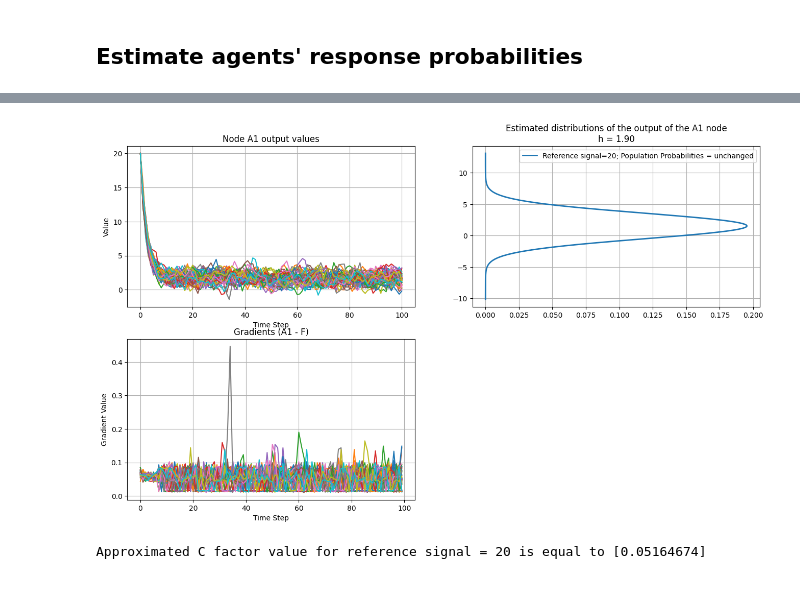
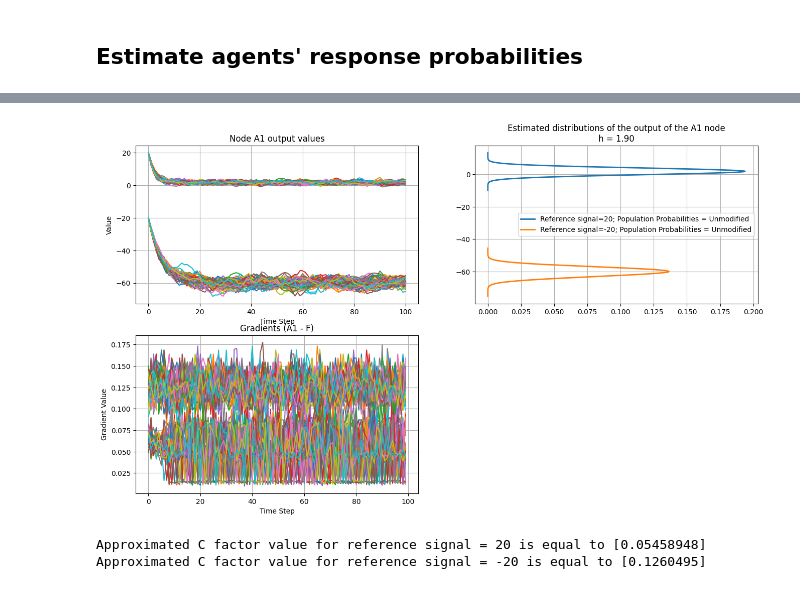
Before and after one commit to humancompatible/interconnect, a Jupyter notebook: examples/NonTrivialAgents.ipynb, the cells around one changed output, grey strips where cells are left out. Drawn from its saved outputs; the diff is of its cells as text; code cells hidden in the pictures.

Commit message:
Update get_factor_from_space.

```diff
--- a/examples/NonTrivialAgents.ipynb
+++ b/examples/NonTrivialAgents.ipynb
@@ -77,7 +74,9 @@ Approximated C factor value for reference signal = 20 is equal to [0.22157797 0.
 # %%
+reference_signals = np.array([20, -20])
 C = get_factor_from_list(reference_signals=reference_signals, agent_probs=None, sim_class=ExampleSim, it=100, trials=50, weights="./weights/weights_basic_ReLU.pth", node_outputs_plot="A1", show_distributions_plot=True, show_distributions_histograms_plot=False)
 for i in range(len(reference_signals)):
     print(f"Approximated C factor value for reference signal = {reference_signals[i]} is equal to {C[i]}")
 # %% [output]
-[figure, old version]
+[figure, new version]
-Approximated C factor value for reference signal = 20 is equal to [0.05164674]
+Approximated C factor value for reference signal = 20 is equal to [0.05458948]
+Approximated C factor value for reference signal = -20 is equal to [0.1260495]
```
Also changed, not shown: parts of 6 cells of this notebook, 3 other files.
